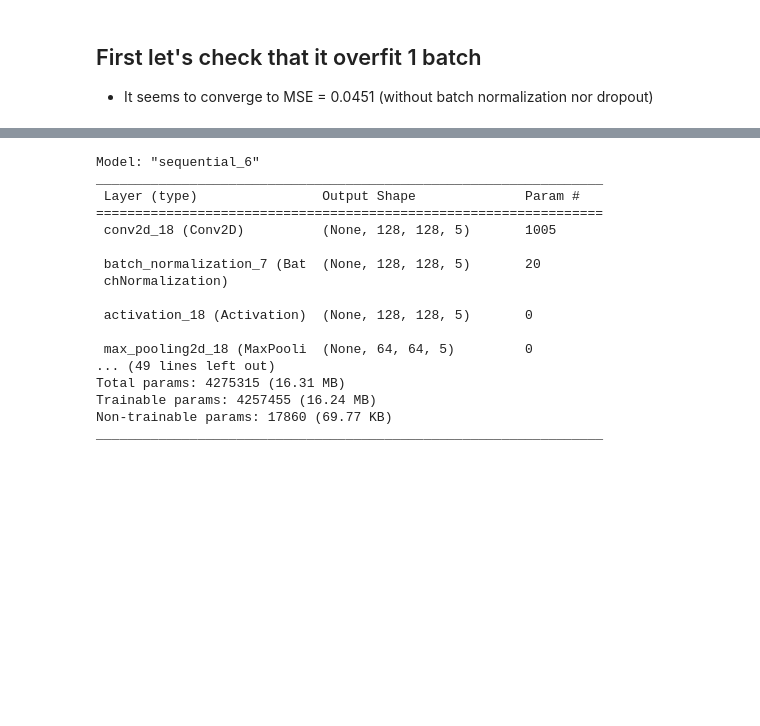
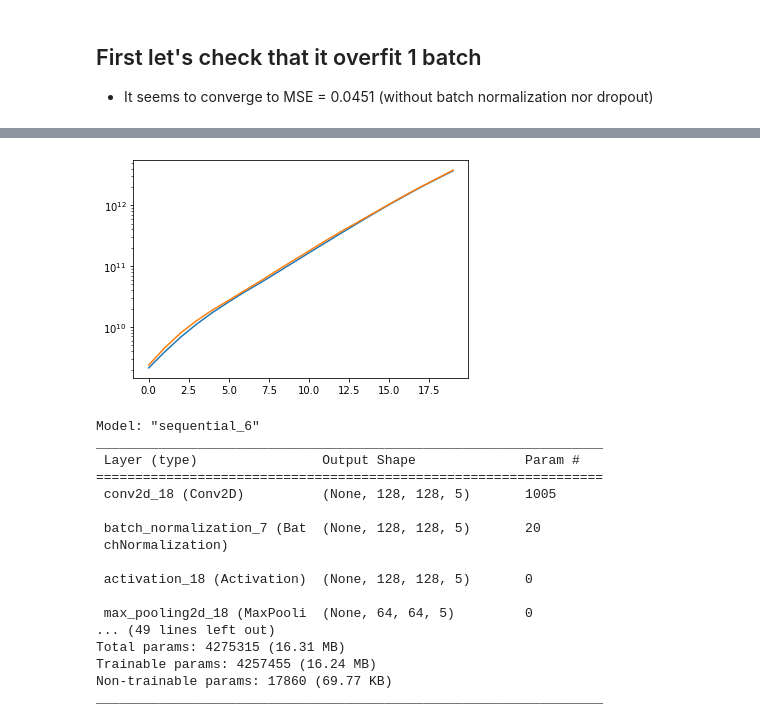
Before and after one commit to Martindelosrios/MaDaMe, a Jupyter notebook: codes/CNNs.ipynb, the cells around one changed output, grey strips where cells are left out. Cells and saved outputs as stored; diff of their text form; code cells hidden in the pictures; blank space fills up the shorter version.

```diff
--- a/codes/CNNs.ipynb
+++ b/codes/CNNs.ipynb
@@ -135,3 +358,10 @@ output_dim        = y_trainset.shape[1]
+# %%
+i= 5
+plt.plot(10**(y_predicted[i,:] * (max_y - min_y) + min_y))
+plt.plot(10**(y_testset[i,:] * (max_y - min_y) + min_y))
+plt.yscale('log')
+# %% [output]
+[figure, added]
 # %%
 # build model
 model = Sequential()
```
Also changed, not shown: parts of 15 cells of this notebook.
